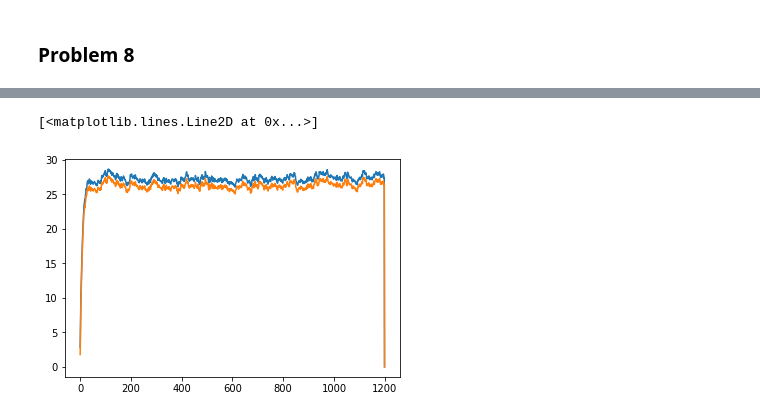
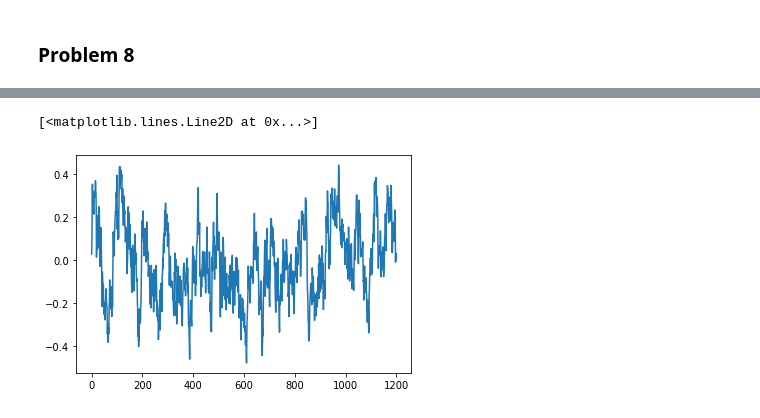
Before and after one commit to fagan2888/ECON202A, a Jupyter notebook: Assignment/problemset.ipynb, the cells around one changed output, grey strips where cells are left out. Saved outputs shown, nothing was run; the diff lists cells and outputs as text; code cells hidden in the pictures.

```diff
--- a/Assignment/problemset.ipynb
+++ b/Assignment/problemset.ipynb
@@ -118,11 +125,12 @@ This implies $\beta = 1$.
 # %%
-# np.random.seed(0)                       # Set random seed
+np.random.seed(0)                         # Set random seed
 T = 1200                                  # Length of time series
-ε = np.random.lognormal(sigma=σ, size=T)  # Draw random error terms
-z = np.zeros(T) * 0.1                     # To store z process
+ε = np.random.normal(scale=σ, size=T)     # Draw random error terms
+log_z = np.zeros(T)                       # To store z process
+log_z[0] = 0
 
 # Construct z process
 for t in range(1, T):
-    z[t] = ρ * z[t-1] + np.exp(ε[t])
+    log_z[t] = ρ * log_z[t-1] + ε[t]
 
-z = z[1:]  # Remove first observation
+log_z = log_z[1:]  # Remove first observation
@@ -138,13 +143,20 @@ c = np.zeros(T)
+# %%
+k_tilde = np.zeros(T)
+y_tilde = np.zeros(T)
+c_tilde = np.zeros(T)
+
+y_tilde[0] = log_z[0]  # k_tilde is 0 in t=0, as we begin from the steady state
 # %%
-for t in range(T-1):
-    y[t] = z[t] * k[t]**θ
-    k[t+1] = k[t]**θ
-    c[t] = y[t] - k[t+1]
+for t in range(1, T-1):
+    y_tilde[t] = log_z[t] + θ * k_tilde[t]**θ
+    k_tilde[t+1] = θ * k_tilde[t]**θ
+    c_tilde[t] = y_tilde[t] - k_tilde[t+1]
 # %%
-plt.plot(y)
-plt.plot(c)
+plt.plot(y_tilde)
+# plt.plot(c_tilde)
+# plt.plot(k_tilde)
 # %% [output]
 [<matplotlib.lines.Line2D at 0x...>]
-[figure, old version]
+[figure, new version]
 # %%
 c
```
Also changed, not shown: parts of 8 cells of this notebook.
